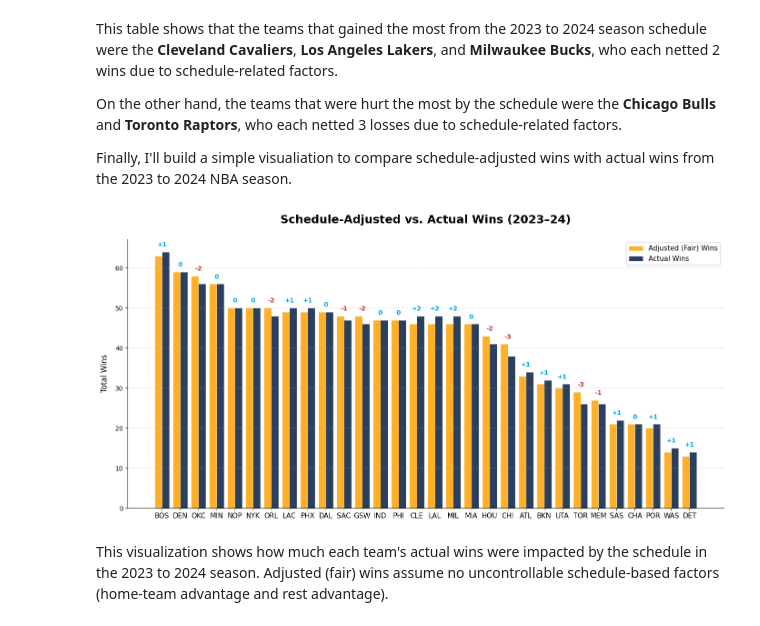
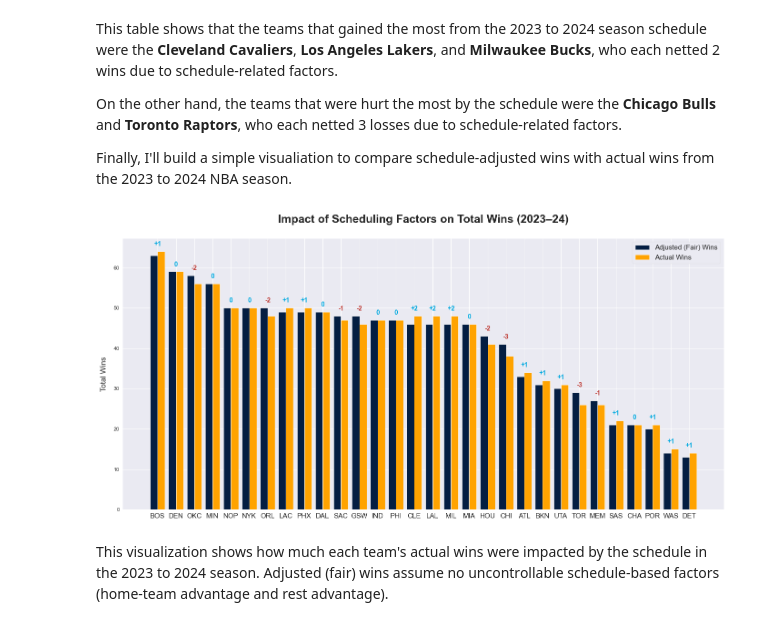
Before and after one commit to wjeff9/nba-schedule-analysis, a Jupyter notebook: schedule_project_python.ipynb, the cells around one changed output. Drawn from its saved outputs; the diff is of its cells as text; code cells hidden in the pictures.

```diff
--- a/schedule_project_python.ipynb
+++ b/schedule_project_python.ipynb
@@ -475,30 +475,40 @@ The last step before feeding the data into the model is standardizing the data.
 # %%
 full_df_post_2017 = full_df[full_df['season'] >= 2017]
 
-def scale_model_df(full_df, full_features, target):
+def scale_model_df(full_df, full_features, target, binary_features):
     '''Scale features for model training while preserving metadata'''
     scaler = StandardScaler()
 
+    # Avoid scaling binary features to preserve interpretability
+    features_to_scale = [f for f in full_features if f not in binary_features]
+
     # Scaled features (ensure index matches original to prevent misalignment)
     X_scaled = pd.DataFrame(
-        scaler.fit_transform(full_df[full_features]),
-        columns=full_features,
+        scaler.fit_transform(full_df[features_to_scale]),
+        columns=features_to_scale,
         index=full_df.index
     )
 
     # Extract metadata and target
     metadata = ['team', 'opponent', 'season', 'gamedate']
-    meta_df = full_df[metadata]
     y = full_df[target]
 
     # Merge parts
-    model_df = pd.concat([meta_df, X_scaled], axis=1)  # Concatenate horizontally
+    model_df = pd.concat([full_df[metadata], X_scaled, full_df[binary_features]], axis=1)  # Concatenate horizontally
     model_df[target] = y  # Add target back
 
     return model_df
 
+# Features to avoid scaling
+# is_home is an exception because we want it to be 1 / -1 due to its symmetry
+binary_features = [
+    'is_b2b_diff', 'is_3in4_diff', 'is_4in6_diff', 'is_5in7_diff'
+]
+
 # Scale features and set target
-model_df = scale_model_df(full_df_post_2017, full_features, target)
+model_df = scale_model_df(full_df_post_2017, full_features, target, binary_features)
+
+# Round is_home to 1 or -1
 model_df['is_home'] = np.round(model_df['is_home'])
 
 model_df.head(10)
@@ -584,11 +594,13 @@ new_partial_features = [
 
 target = 'net_rating'
 
+new_binary_features = ['is_b2b_not_4in6_diff', 'is_4in6_not_b2b_diff', 'is_b2b_and_4in6_diff']
+
 # Compile and standardize data for new model
 new_partial_df = build_partial_df(rating_df, travel_df, rest_df, new_partial_features, target)
 new_full_df, new_full_features = build_full_df(new_partial_df, new_partial_features, target)
 new_full_df_post_2017 = new_full_df[new_full_df['season'] >= 2017]
-new_model_df = scale_model_df(new_full_df_post_2017, new_full_features, target)
+new_model_df = scale_model_df(new_full_df_post_2017, new_full_features, target, new_binary_features)
 
 # Build new model
 new_linear_model = sm.OLS(new_model_df[target], new_model_df[new_full_features]).fit()  # Ordinary least squares
@@ -690,37 +702,36 @@ Finally, I'll build a simple visualiation to compare schedule-adjusted wins with
 # %%
 wins_df = wins_df.sort_values(['adjusted_wins', 'actual_wins'], ascending=False)
 
 # Styling
-plt.style.use('seaborn-v0_8-muted')
+plt.style.use('seaborn-v0_8-darkgrid')
 fig, ax = plt.subplots(figsize=(14, 7), dpi=100)
 x = np.arange(len(wins_df.index))
 width = 0.4
 
 # Create bars (Swapped: Adjusted on left, Actual on right)
-rects1 = ax.bar(x - width/2, wins_df['adjusted_wins'], width, label='Adjusted (Fair) Wins', color='#ffa300', alpha=0.85, edgecolor='white', linewidth=0.5)
-rects2 = ax.bar(x + width/2, wins_df['actual_wins'], width, label='Actual Wins', color='#041e42', alpha=0.85, edgecolor='white', linewidth=0.5)
+rects1 = ax.bar(x - width/2, wins_df['adjusted_wins'], width, label='Adjusted (Fair) Wins', color='#041e42', edgecolor='white', linewidth=0.5)
+rects2 = ax.bar(x + width/2, wins_df['actual_wins'], width, label='Actual Wins', color='#ffa300', edgecolor='white', linewidth=0.5)
 
 # Formatting
 ax.set_ylabel('Total Wins', fontsize=12, labelpad=10)
-ax.set_title('Schedule-Adjusted vs. Actual Wins (2023–24)', fontsize=18, fontweight='bold', pad=25)
+ax.set_title('Impact of Scheduling Factors on Total Wins (2023–24)', fontsize=18, fontweight='bold', pad=25)
 ax.set_xticks(x)
 ax.set_xticklabels(wins_df.index, fontsize=11)
-ax.grid(axis='y', linestyle='--', alpha=0.4)
+ax.grid(axis='y', linestyle='-')
 ax.spines['top'].set_visible(False)
 ax.spines['right'].set_visible(False)
 
 # Add win difference markers
 for i, val in enumerate(wins_df['actual_diff']):
     color = '#00a9e0' if val >= 0 else '#be3a34'
     prefix = '+' if val > 0 else ''
     ax.text(i, max(wins_df['actual_wins'].iloc[i], wins_df['adjusted_wins'].iloc[i]) + 1, f"{prefix}{int(val)}",
             ha='center', va='bottom', fontsize=10, fontweight='bold', color=color)
 
 legend = ax.legend(frameon=True, fontsize=11, loc='upper right')
-legend.get_frame().set_alpha(0.9)
 plt.tight_layout()
 plt.show()
 # %% [output]
-[figure, old version]
+[figure, new version]
 # %% [markdown]
 This visualization shows how much each team's actual wins were impacted by the schedule in the 2023 to 2024 season. Adjusted (fair) wins assume no uncontrollable schedule-based factors (home-team advantage and rest advantage).
```
Also changed, not shown: parts of 3 cells of this notebook, 3 other files.
